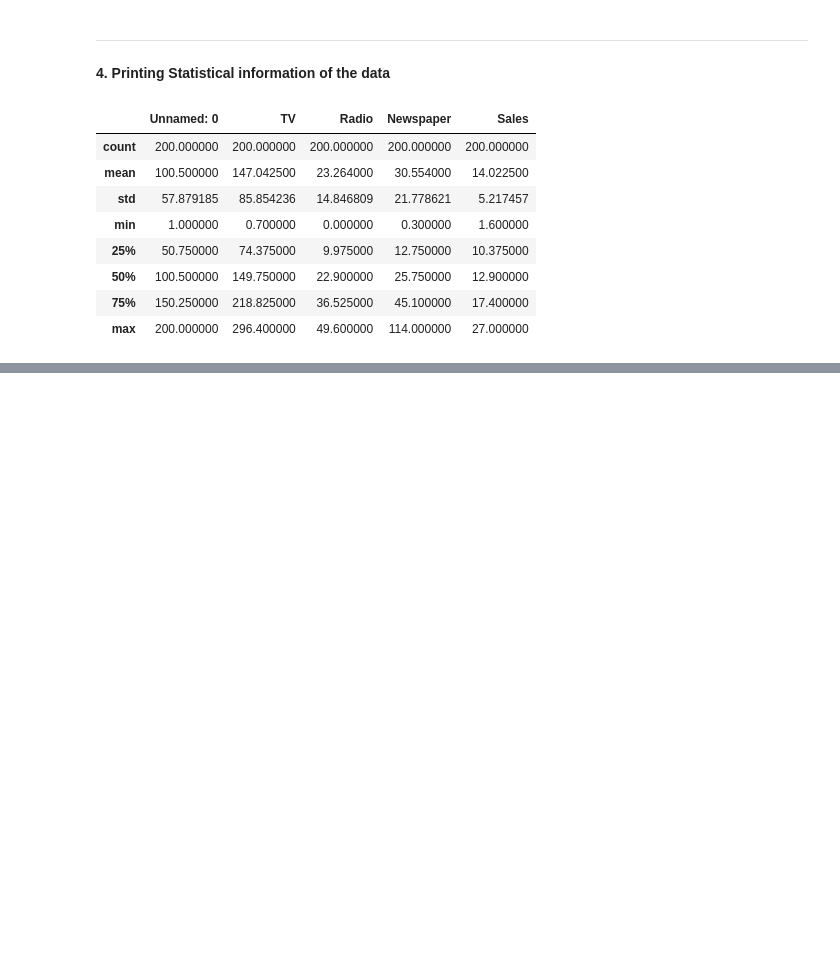
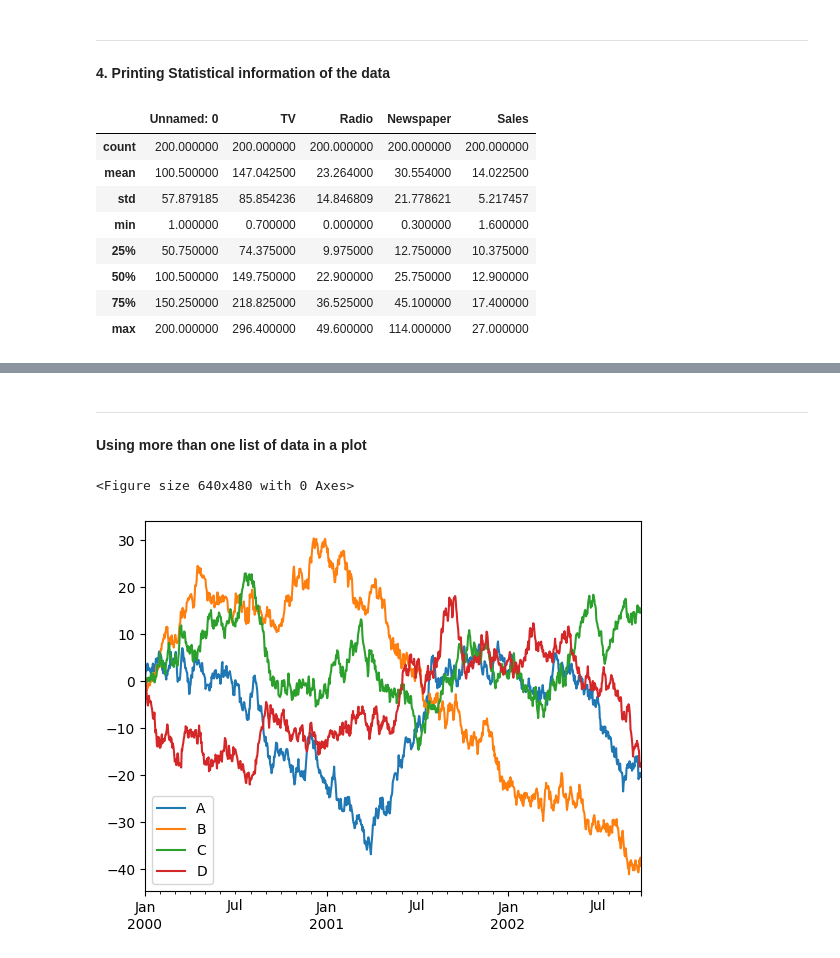
Before and after one commit to Nithixz/Data-Science-using-Python, a Jupyter notebook: Data_Science_using_Python.ipynb, the cells around one changed output, grey strips where cells are left out. Saved outputs shown, nothing was run; the diff lists cells and outputs as text; code cells hidden in the pictures; blank space fills up the shorter version.

```diff
--- a/Data_Science_using_Python.ipynb
+++ b/Data_Science_using_Python.ipynb
@@ -254,0 +328,22 @@ print(df)
+# %% [markdown]
+
+
+---
+
+
+**Using more than one list of data in a plot**
+# %%
+import pandas as pd
+import matplotlib.pyplot as plt
+import numpy as np
+
+ts = pd.Series(np.random.randn(1000), index = pd.date_range('1/1/2000',periods = 1000))
+df = pd.DataFrame(np.random.randn(1000,4),index = ts.index, columns = list('ABCD'))
+
+df = df.cumsum()
+plt.figure()
+df.plot()
+plt.show()
+# %% [output]
+<Figure size 640x480 with 0 Axes>
+[figure, added]
```
Also changed, not shown: parts of 16 cells of this notebook.
